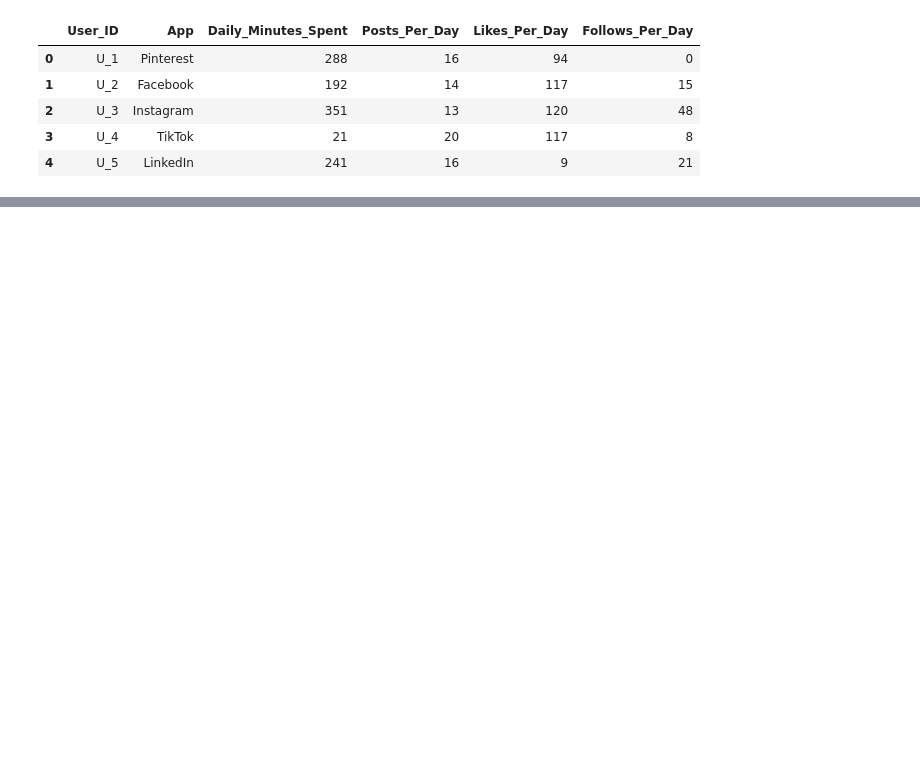
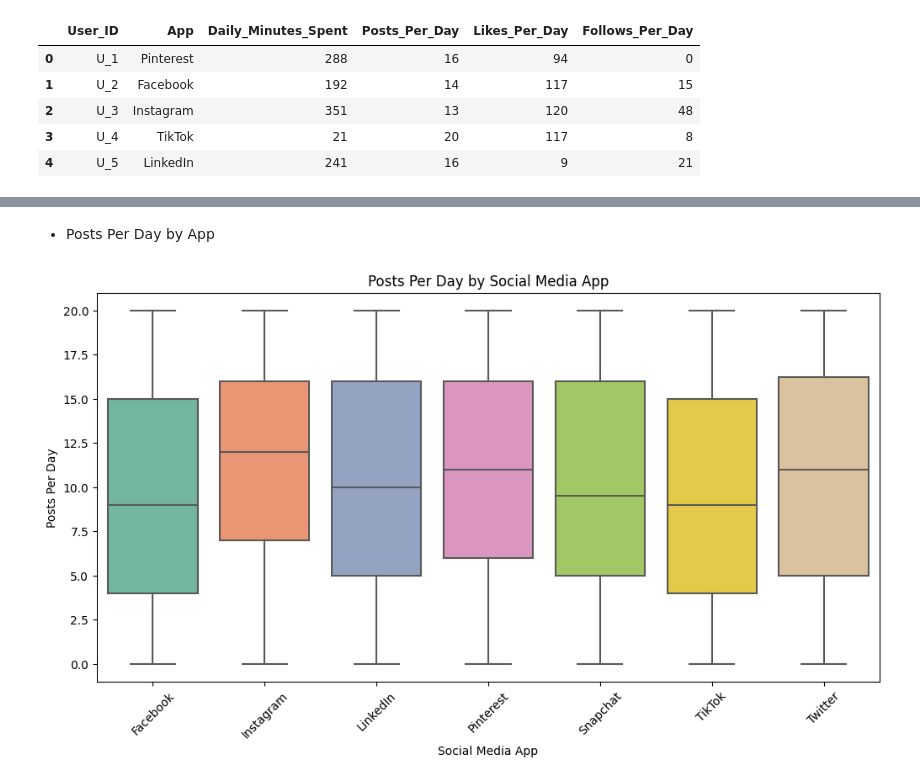
Before and after one commit to kumawatmanish05/Social_media_Usage_analysis, a Jupyter notebook: social-media-analysis.ipynb, the cells around one changed output, grey strips where cells are left out. Drawn from its saved outputs; the diff is of its cells as text; code cells hidden in the pictures; blank space fills up the shorter version.

```diff
--- a/social-media-analysis.ipynb
+++ b/social-media-analysis.ipynb
@@ -42,0 +102,12 @@ df.head()
+# %% [markdown]
+* Posts Per Day by App
+# %%
+plt.figure(figsize=(12,6))
+sns.boxplot(x='App', y='Posts_Per_Day', data=df, palette='Set2')
+plt.title('Posts Per Day by Social Media App')
+plt.xlabel('Social Media App')
+plt.ylabel('Posts Per Day')
+plt.xticks(rotation=45)
+plt.show()
+# %% [output]
+[figure, added]
```
Also changed, not shown: parts of 15 cells of this notebook.
